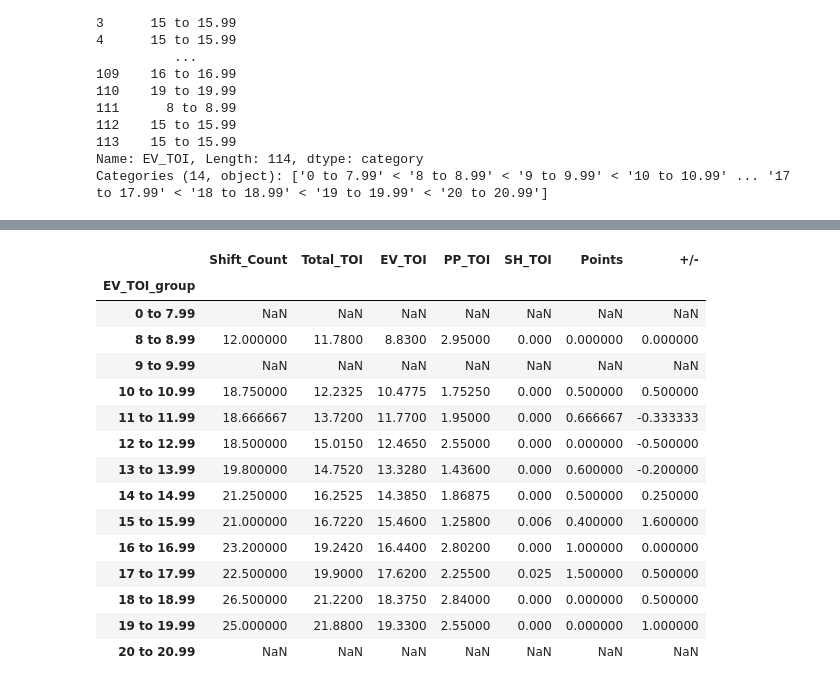
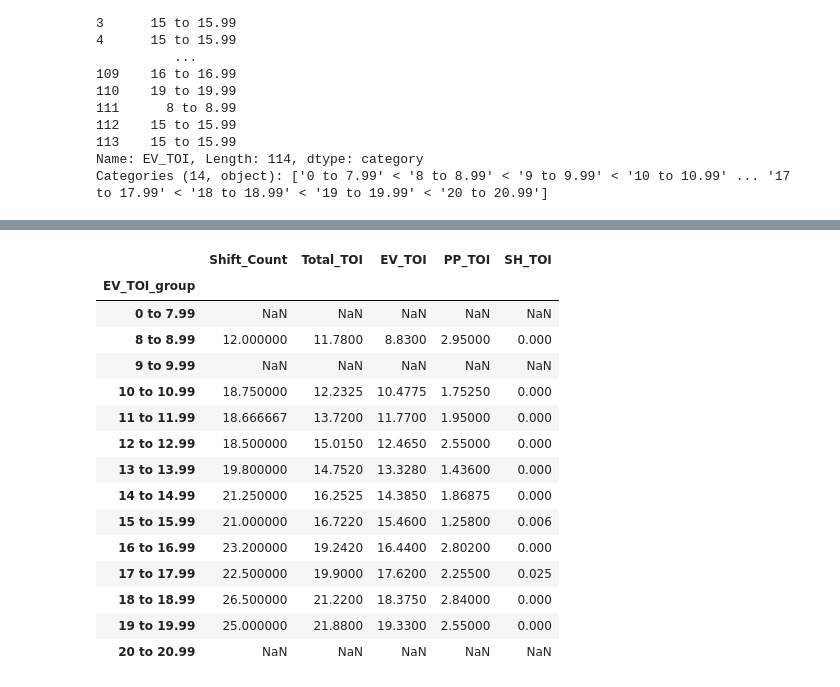
Before and after one commit to squintero94/Pens_Ice_Time_Project, a Jupyter notebook: Initial_Look_Pens.ipynb, the cells around one changed output, grey strips where cells are left out. Drawn from its saved outputs; the diff is of its cells as text; code cells hidden in the pictures.

```diff
--- a/Initial_Look_Pens.ipynb
+++ b/Initial_Look_Pens.ipynb
@@ -89,21 +98,21 @@ rakell_df.head()
 rakell_EV_TOI_group = rakell_df.groupby("EV_TOI_group", observed=False)
 # %%
 # Show stats Avgs for each EV_TOI_group
-rakell_EV_TOI_group[["Shift_Count", "Total_TOI", "EV_TOI", "PP_TOI", "SH_TOI", "Points", "+/-"]].mean()
+rakell_EV_TOI_group[["Shift_Count", "Total_TOI", "EV_TOI", "PP_TOI", "SH_TOI"]].mean()
 # %% [output]
-|  | Shift_Count | Total_TOI | EV_TOI | PP_TOI | SH_TOI | Points | +/- |
-| EV_TOI_group |  |  |  |  |  |  |  |
-| 0 to 7.99 | NaN | NaN | NaN | NaN | NaN | NaN | NaN |
-| 8 to 8.99 | 12.000000 | 11.7800 | 8.8300 | 2.95000 | 0.000 | 0.000000 | 0.000000 |
-| 9 to 9.99 | NaN | NaN | NaN | NaN | NaN | NaN | NaN |
-| 10 to 10.99 | 18.750000 | 12.2325 | 10.4775 | 1.75250 | 0.000 | 0.500000 | 0.500000 |
-| 11 to 11.99 | 18.666667 | 13.7200 | 11.7700 | 1.95000 | 0.000 | 0.666667 | -0.333333 |
-| 12 to 12.99 | 18.500000 | 15.0150 | 12.4650 | 2.55000 | 0.000 | 0.000000 | -0.500000 |
-| 13 to 13.99 | 19.800000 | 14.7520 | 13.3280 | 1.43600 | 0.000 | 0.600000 | -0.200000 |
-| 14 to 14.99 | 21.250000 | 16.2525 | 14.3850 | 1.86875 | 0.000 | 0.500000 | 0.250000 |
-| 15 to 15.99 | 21.000000 | 16.7220 | 15.4600 | 1.25800 | 0.006 | 0.400000 | 1.600000 |
-| 16 to 16.99 | 23.200000 | 19.2420 | 16.4400 | 2.80200 | 0.000 | 1.000000 | 0.000000 |
-| 17 to 17.99 | 22.500000 | 19.9000 | 17.6200 | 2.25500 | 0.025 | 1.500000 | 0.500000 |
-| 18 to 18.99 | 26.500000 | 21.2200 | 18.3750 | 2.84000 | 0.000 | 0.000000 | 0.500000 |
-| 19 to 19.99 | 25.000000 | 21.8800 | 19.3300 | 2.55000 | 0.000 | 0.000000 | 1.000000 |
-| 20 to 20.99 | NaN | NaN | NaN | NaN | NaN | NaN | NaN |
+|  | Shift_Count | Total_TOI | EV_TOI | PP_TOI | SH_TOI |
+| EV_TOI_group |  |  |  |  |  |
+| 0 to 7.99 | NaN | NaN | NaN | NaN | NaN |
+| 8 to 8.99 | 12.000000 | 11.7800 | 8.8300 | 2.95000 | 0.000 |
+| 9 to 9.99 | NaN | NaN | NaN | NaN | NaN |
+| 10 to 10.99 | 18.750000 | 12.2325 | 10.4775 | 1.75250 | 0.000 |
+| 11 to 11.99 | 18.666667 | 13.7200 | 11.7700 | 1.95000 | 0.000 |
+| 12 to 12.99 | 18.500000 | 15.0150 | 12.4650 | 2.55000 | 0.000 |
+| 13 to 13.99 | 19.800000 | 14.7520 | 13.3280 | 1.43600 | 0.000 |
+| 14 to 14.99 | 21.250000 | 16.2525 | 14.3850 | 1.86875 | 0.000 |
+| 15 to 15.99 | 21.000000 | 16.7220 | 15.4600 | 1.25800 | 0.006 |
+| 16 to 16.99 | 23.200000 | 19.2420 | 16.4400 | 2.80200 | 0.000 |
+| 17 to 17.99 | 22.500000 | 19.9000 | 17.6200 | 2.25500 | 0.025 |
+| 18 to 18.99 | 26.500000 | 21.2200 | 18.3750 | 2.84000 | 0.000 |
+| 19 to 19.99 | 25.000000 | 21.8800 | 19.3300 | 2.55000 | 0.000 |
+| 20 to 20.99 | NaN | NaN | NaN | NaN | NaN |
```
Also changed, not shown: parts of 12 cells of this notebook.
